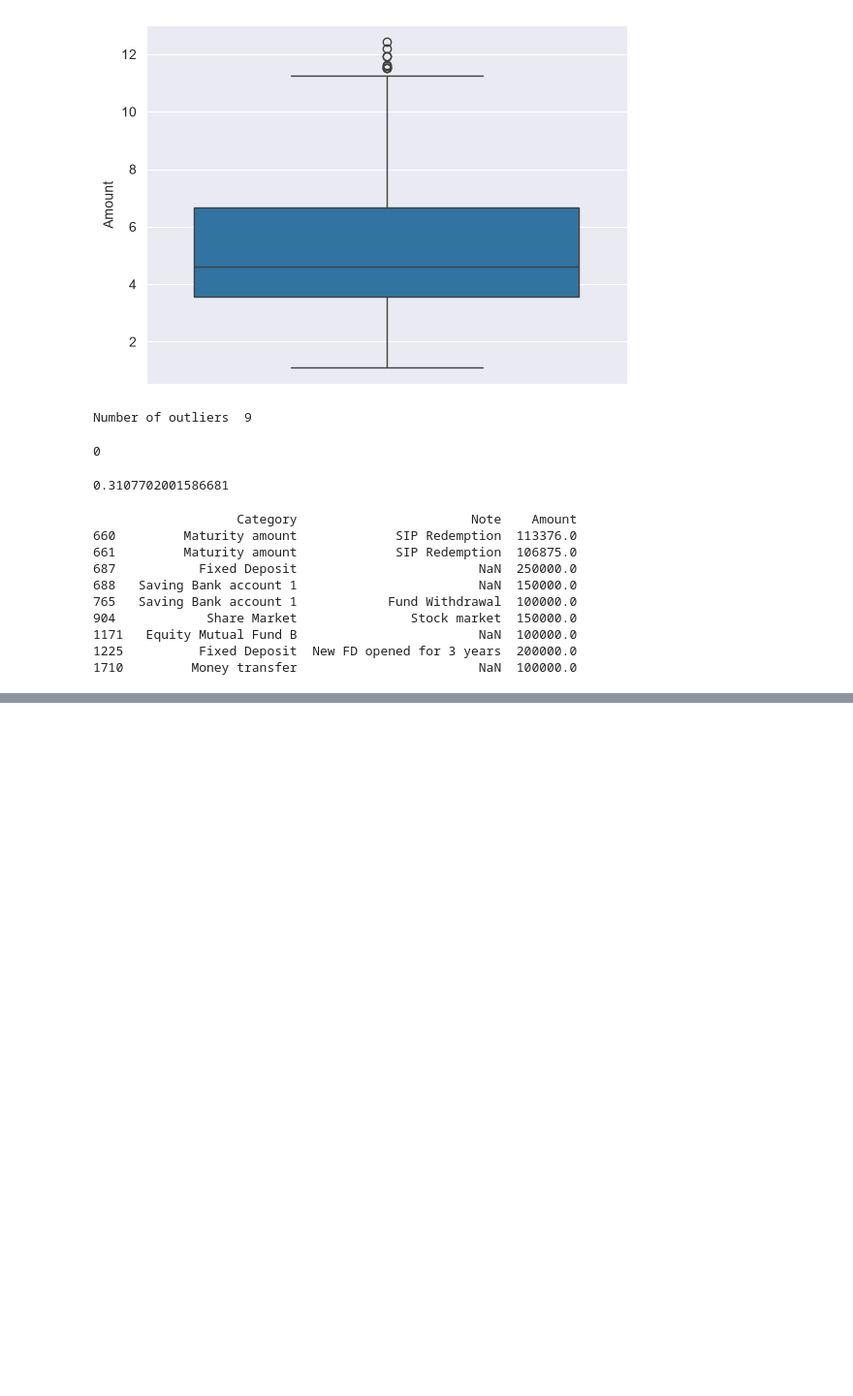
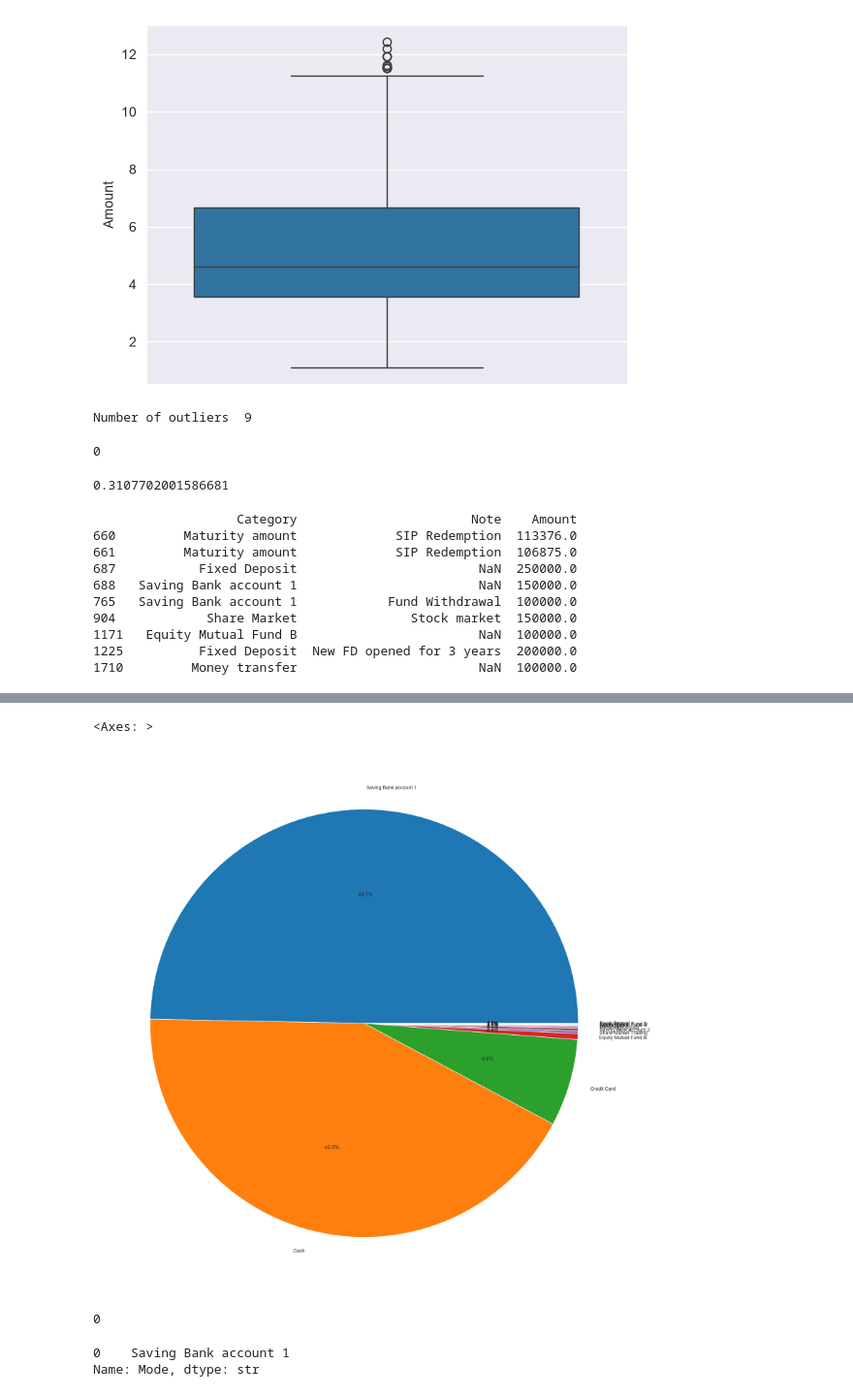
Before and after one commit to Aryan-SinghV/finbud, a Jupyter notebook: daily_expenditure.ipynb, the cells around one changed output, grey strips where cells are left out. Shown at 97% size. Drawn from its saved outputs; the diff is of its cells as text; code cells hidden in the pictures; blank space fills up the shorter version.

```diff
--- a/daily_expenditure.ipynb
+++ b/daily_expenditure.ipynb
@@ -149,0 +216,17 @@ print(outlier_rows[['Category','Note','Amount']])
+# %%
+#plotting a pie chart of the mode of payments
+mode_of_payment.value_counts().plot(kind = 'pie',autopct='%0.1f%%',figsize=(20,20))
+# %% [output]
+<Axes: >
+[figure, added]
+# %%
+#checking for missing values
+print(mode_of_payment.isnull().sum())
+# %% [output]
+0
+# %%
+#find the mode of the column
+print(mode_of_payment.mode())
+# %% [output]
+0    Saving Bank account 1
+Name: Mode, dtype: str
```
Also changed, not shown: parts of 8 cells of this notebook.
